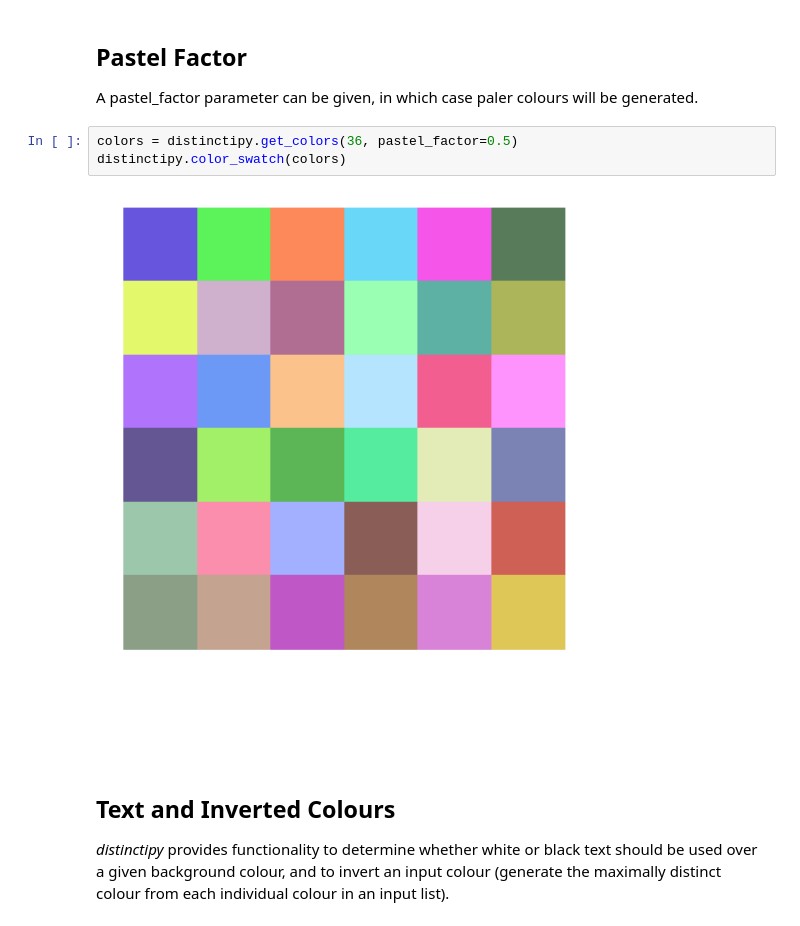
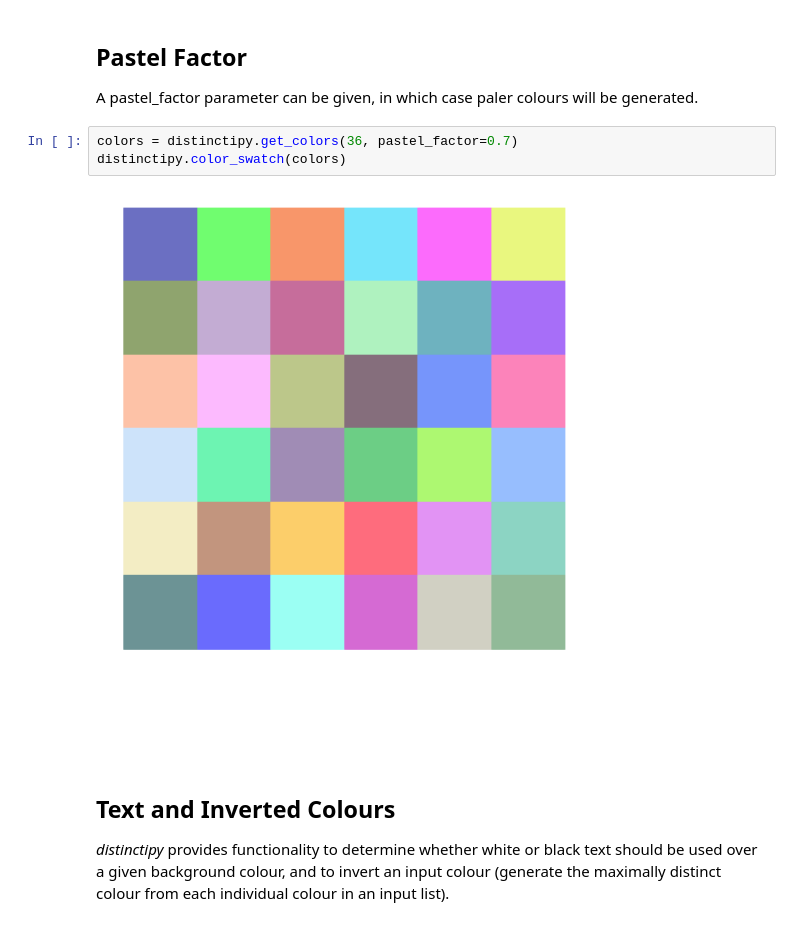
Before and after one commit to alan-turing-institute/distinctipy, a Jupyter notebook: examples.ipynb, the cells around one changed output. Cells and saved outputs as stored; diff of their text form.

```diff
--- a/examples.ipynb
+++ b/examples.ipynb
@@ -30,10 +38,10 @@ distinctipy.color_swatch(colors)
 
 A pastel_factor parameter can be given, in which case paler colours will be generated.
 # %%
-colors = distinctipy.get_colors(36, pastel_factor=0.5)
+colors = distinctipy.get_colors(36, pastel_factor=0.7)
 distinctipy.color_swatch(colors)
 # %% [output]
-[figure, old version]
+[figure, new version]
 # %% [markdown]
 ## Text and Inverted Colours
 
```
Also changed, not shown: parts of 7 cells of this notebook, 15 other files.
